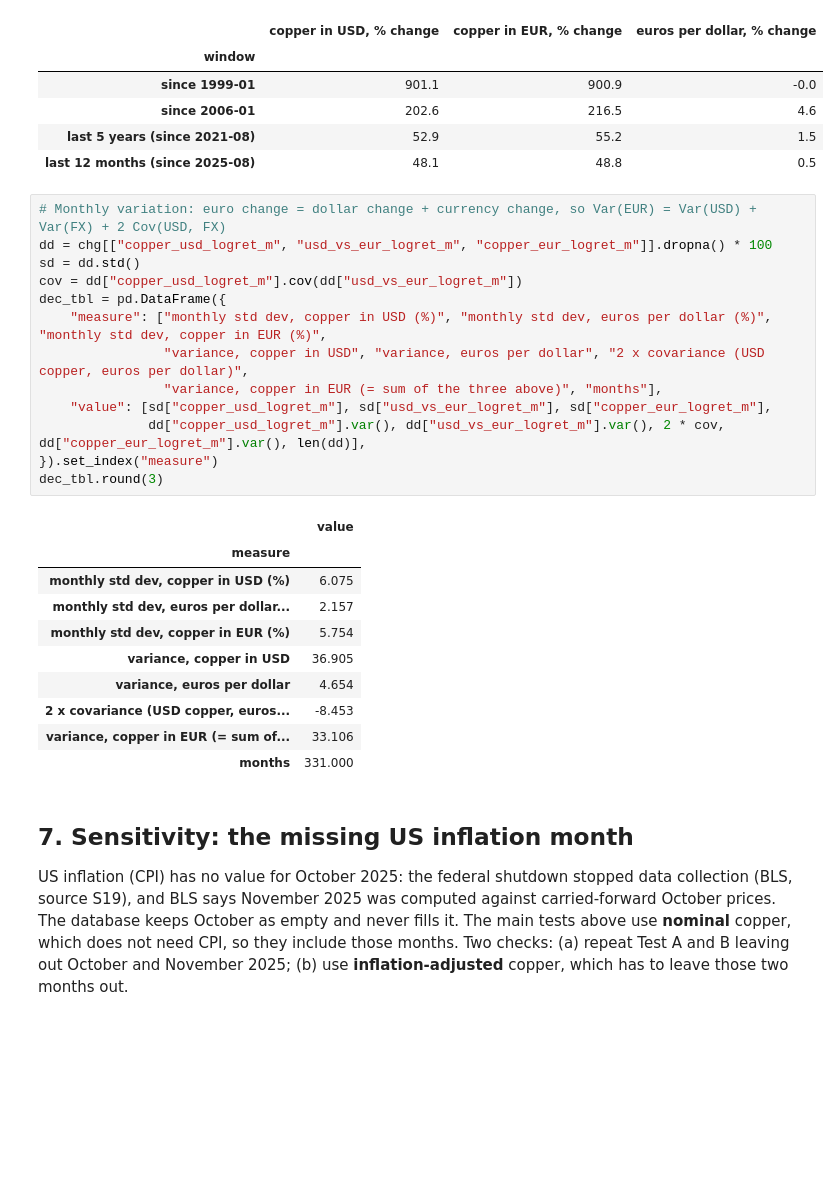
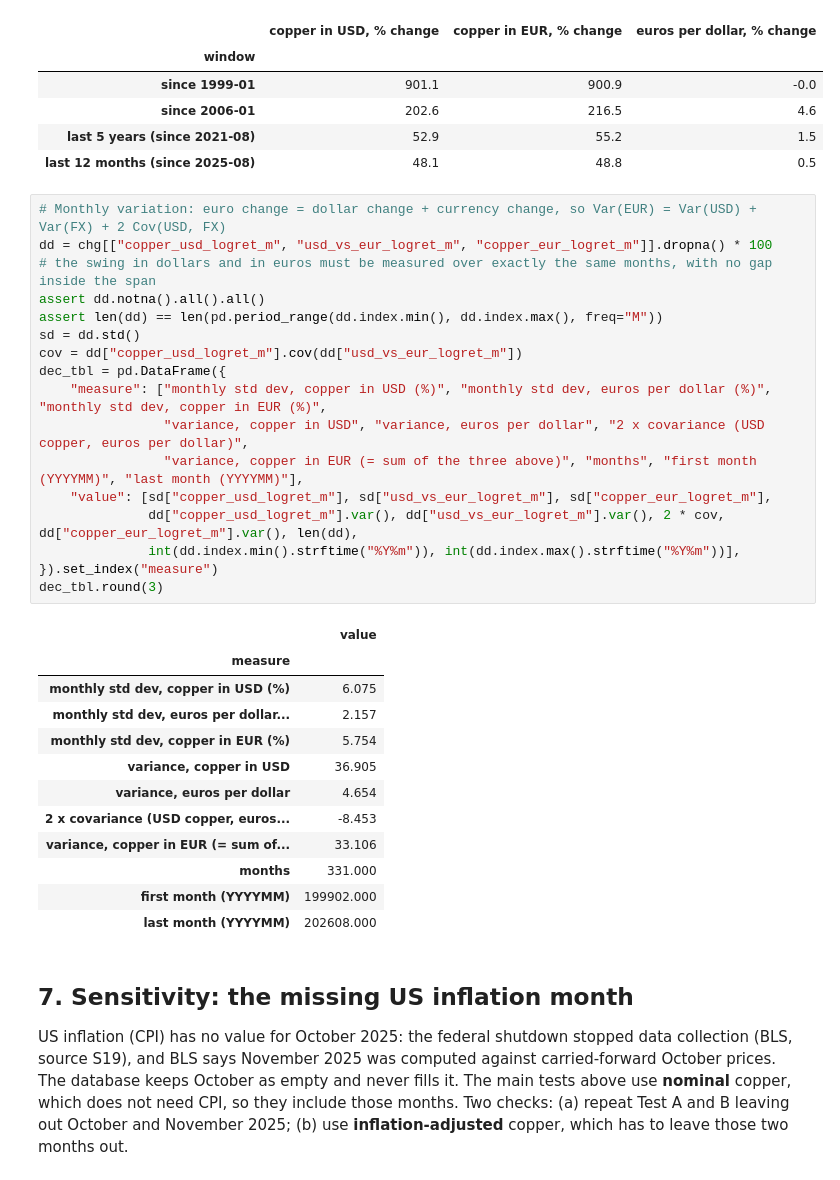
Before and after one commit to Behindokht/copper-market-analysis, a Jupyter notebook: notebooks/01_copper_vs_dollar.ipynb, the cells around one changed output. Cells and saved outputs as stored; diff of their text form; blank space fills up the shorter version.

```diff
--- a/notebooks/01_copper_vs_dollar.ipynb
+++ b/notebooks/01_copper_vs_dollar.ipynb
@@ -314,27 +314,33 @@ cum_tbl.round(1)
 # %%
 # Monthly variation: euro change = dollar change + currency change, so Var(EUR) = Var(USD) + Var(FX) + 2 Cov(USD, FX)
 dd = chg[["copper_usd_logret_m", "usd_vs_eur_logret_m", "copper_eur_logret_m"]].dropna() * 100
+# the swing in dollars and in euros must be measured over exactly the same months, with no gap inside the span
+assert dd.notna().all().all()
+assert len(dd) == len(pd.period_range(dd.index.min(), dd.index.max(), freq="M"))
 sd = dd.std()
 cov = dd["copper_usd_logret_m"].cov(dd["usd_vs_eur_logret_m"])
 dec_tbl = pd.DataFrame({
     "measure": ["monthly std dev, copper in USD (%)", "monthly std dev, euros per dollar (%)", "monthly std dev, copper in EUR (%)",
                 "variance, copper in USD", "variance, euros per dollar", "2 x covariance (USD copper, euros per dollar)",
-                "variance, copper in EUR (= sum of the three above)", "months"],
+                "variance, copper in EUR (= sum of the three above)", "months", "first month (YYYYMM)", "last month (YYYYMM)"],
     "value": [sd["copper_usd_logret_m"], sd["usd_vs_eur_logret_m"], sd["copper_eur_logret_m"],
-              dd["copper_usd_logret_m"].var(), dd["usd_vs_eur_logret_m"].var(), 2 * cov, dd["copper_eur_logret_m"].var(), len(dd)],
+              dd["copper_usd_logret_m"].var(), dd["usd_vs_eur_logret_m"].var(), 2 * cov, dd["copper_eur_logret_m"].var(), len(dd),
+              int(dd.index.min().strftime("%Y%m")), int(dd.index.max().strftime("%Y%m"))],
 }).set_index("measure")
 dec_tbl.round(3)
 # %% [output]
 |  | value |
 | measure |  |
 | monthly std dev, copper in USD (%) | 6.075 |
 | monthly std dev, euros per dollar... | 2.157 |
 | monthly std dev, copper in EUR (%) | 5.754 |
 | variance, copper in USD | 36.905 |
 | variance, euros per dollar | 4.654 |
 | 2 x covariance (USD copper, euros... | -8.453 |
 | variance, copper in EUR (= sum of... | 33.106 |
 | months | 331.000 |
+| first month (YYYYMM) | 199902.000 |
+| last month (YYYYMM) | 202608.000 |
 # %% [markdown]
 ## 7. Sensitivity: the missing US inflation month
 
```
Also changed, not shown: parts of 1 cell of this notebook, 7 other files.
